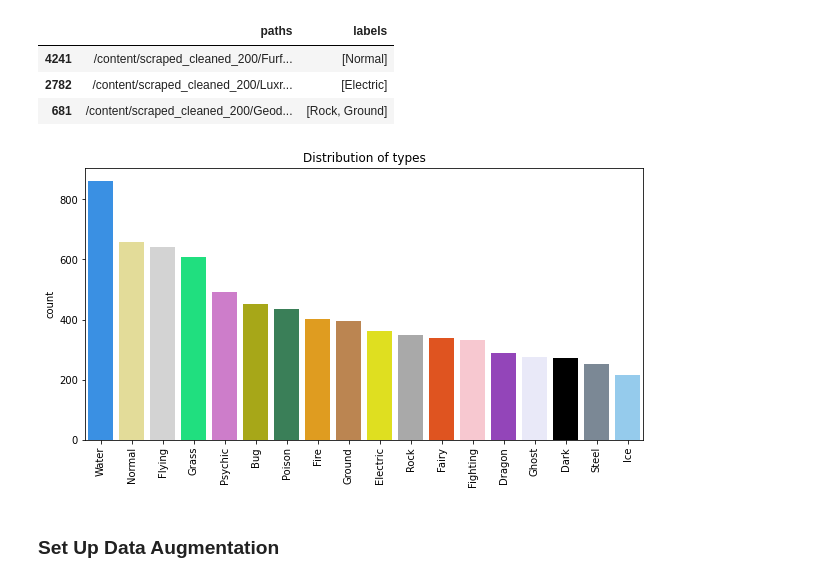
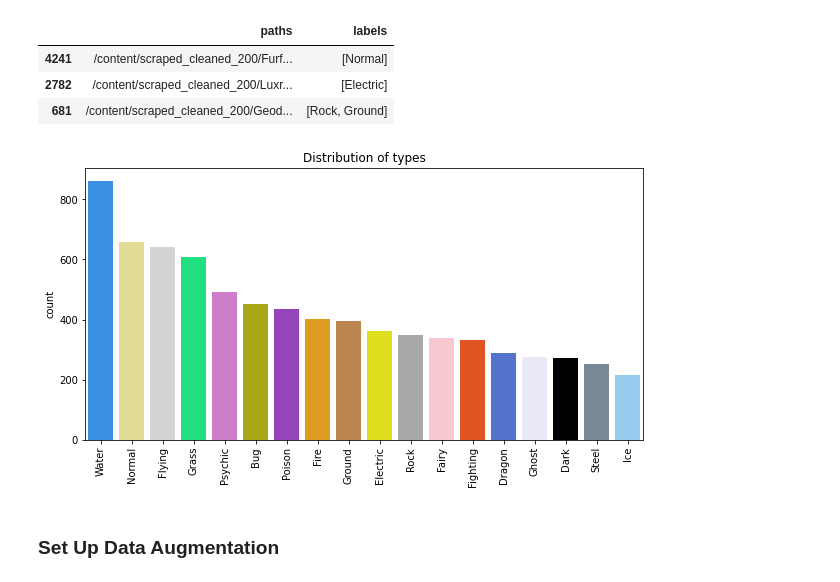
Before and after one commit to maria-yampolskaya/ProjectOAK, a Jupyter notebook: ProjectOAK_multi_label.ipynb, the cells around one changed output. Saved outputs shown, nothing was run; the diff lists cells and outputs as text; code cells hidden in the pictures.

```diff
--- a/ProjectOAK_multi_label.ipynb
+++ b/ProjectOAK_multi_label.ipynb
@@ -188,21 +170,21 @@ Found 5117 images
 # %%
 from collections import Counter
 
 if SHOW_EXAMPLES:
   colors = ['dodgerblue', 'khaki', 'lightgrey', 'springgreen', 'orchid',
-            'y', 'seagreen', 'orange', 'peru', 'yellow', 'darkgrey', 'orangered',
-            'pink', 'darkorchid', 'lavender', 'black', 'lightslategrey', 'lightskyblue']
+            'y', 'darkorchid', 'orange', 'peru', 'yellow', 'darkgrey', 'pink',
+            'orangered', 'royalblue', 'lavender', 'black', 'lightslategrey', 'lightskyblue']
 
   all_types = [label for lbs in image_metadata['labels'] for label in lbs]
   labels_count = Counter(all_types)
   plt.figure(figsize=(10,5))
   ax = sb.countplot(x=all_types, order=[k for k, _ in labels_count.most_common()],
                     log=False, palette=colors)
   ax.set_xticklabels(ax.get_xticklabels(), rotation=90)
   plt.title('Distribution of types')
   plt.show()
 # %% [output]
-[figure, old version]
+[figure, new version]
 # %% [markdown]
 ### Set Up Data Augmentation
 # %%
```
Also changed, not shown: parts of 11 cells of this notebook.
